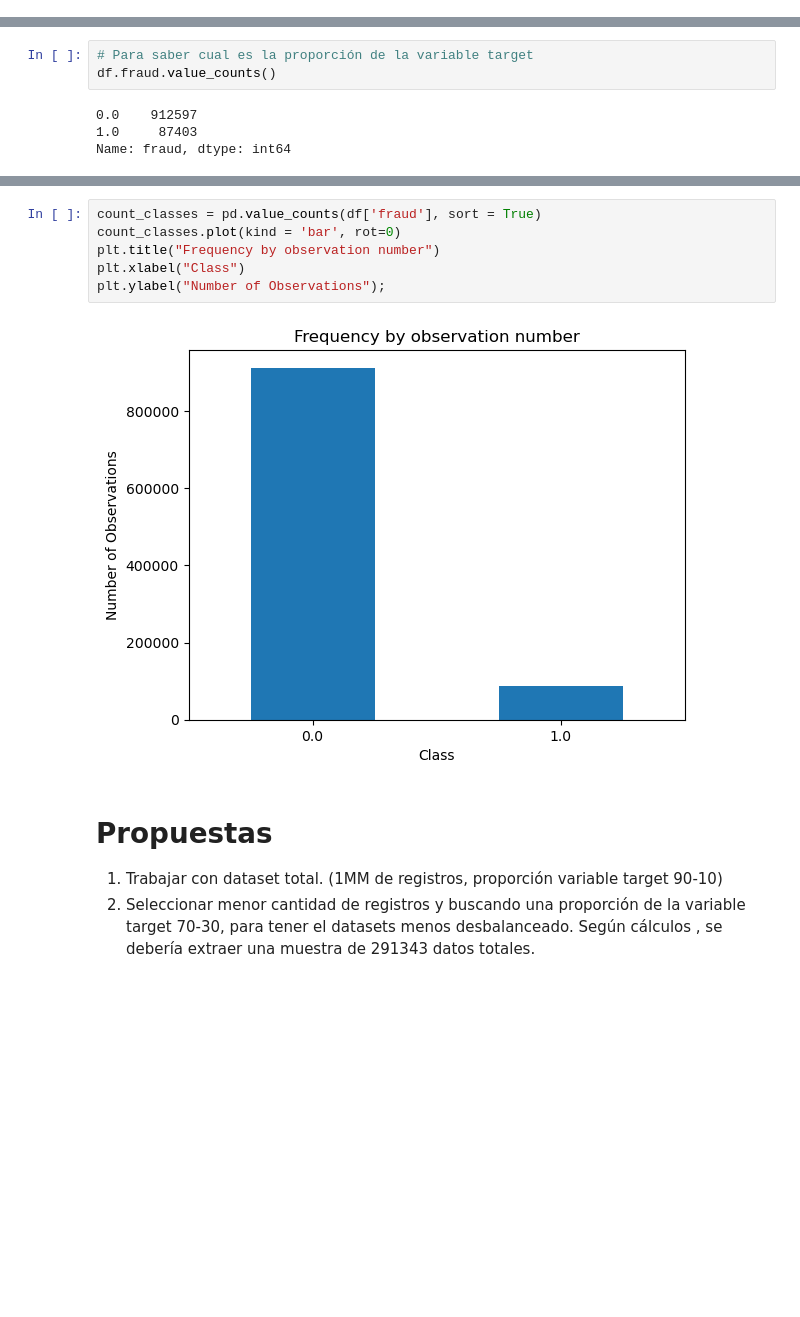
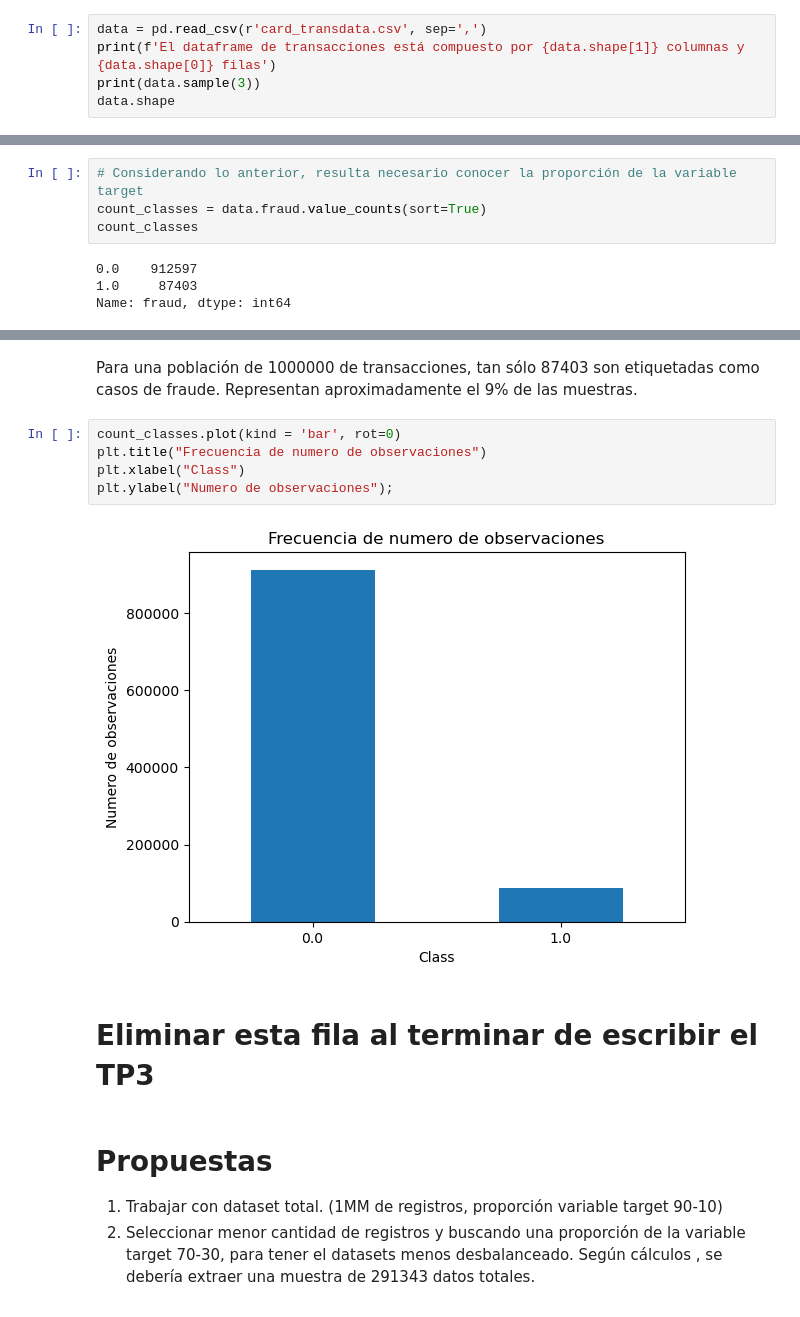
Before and after one commit to asasa293/limpieza_datos, a Jupyter notebook: TP3/TP3 - Moises.ipynb, the cells around one changed output, grey strips where cells are left out. Cells and saved outputs as stored; diff of their text form; blank space fills up the shorter version.

```diff
--- a/TP3/TP3 - Moises.ipynb
+++ b/TP3/TP3 - Moises.ipynb
@@ -14,0 +23,5 @@ df.head()
+# %%
+data = pd.read_csv(r'card_transdata.csv', sep=',')
+print(f'El dataframe de transacciones está compuesto por {data.shape[1]} columnas y {data.shape[0]} filas')
+print(data.sample(3))
+data.shape
@@ -15,6 +100,7 @@ df.head()
 # %%
-# Para saber cual es la proporción de la variable target
-df.fraud.value_counts()
+# Considerando lo anterior, resulta necesario conocer la proporción de la variable target
+count_classes = data.fraud.value_counts(sort=True)
+count_classes
 # %% [output]
 0.0    912597
 1.0     87403
@@ -35,11 +108,14 @@ df.describe()
+# %% [markdown]
+Para una población de 1000000 de transacciones, tan sólo 87403 son etiquetadas como casos de fraude. Representan aproximadamente el 9% de las muestras.
 # %%
-count_classes = pd.value_counts(df['fraud'], sort = True)
 count_classes.plot(kind = 'bar', rot=0)
-plt.title("Frequency by observation number")
+plt.title("Frecuencia de numero de observaciones")
 plt.xlabel("Class")
-plt.ylabel("Number of Observations");
+plt.ylabel("Numero de observaciones");
 # %% [output]
-[figure, old version]
+[figure, new version]
+# %% [markdown]
+# Eliminar esta fila al terminar de escribir el TP3
 # %% [markdown]
 # Propuestas
 
```
Also changed, not shown: parts of 32 cells of this notebook.
